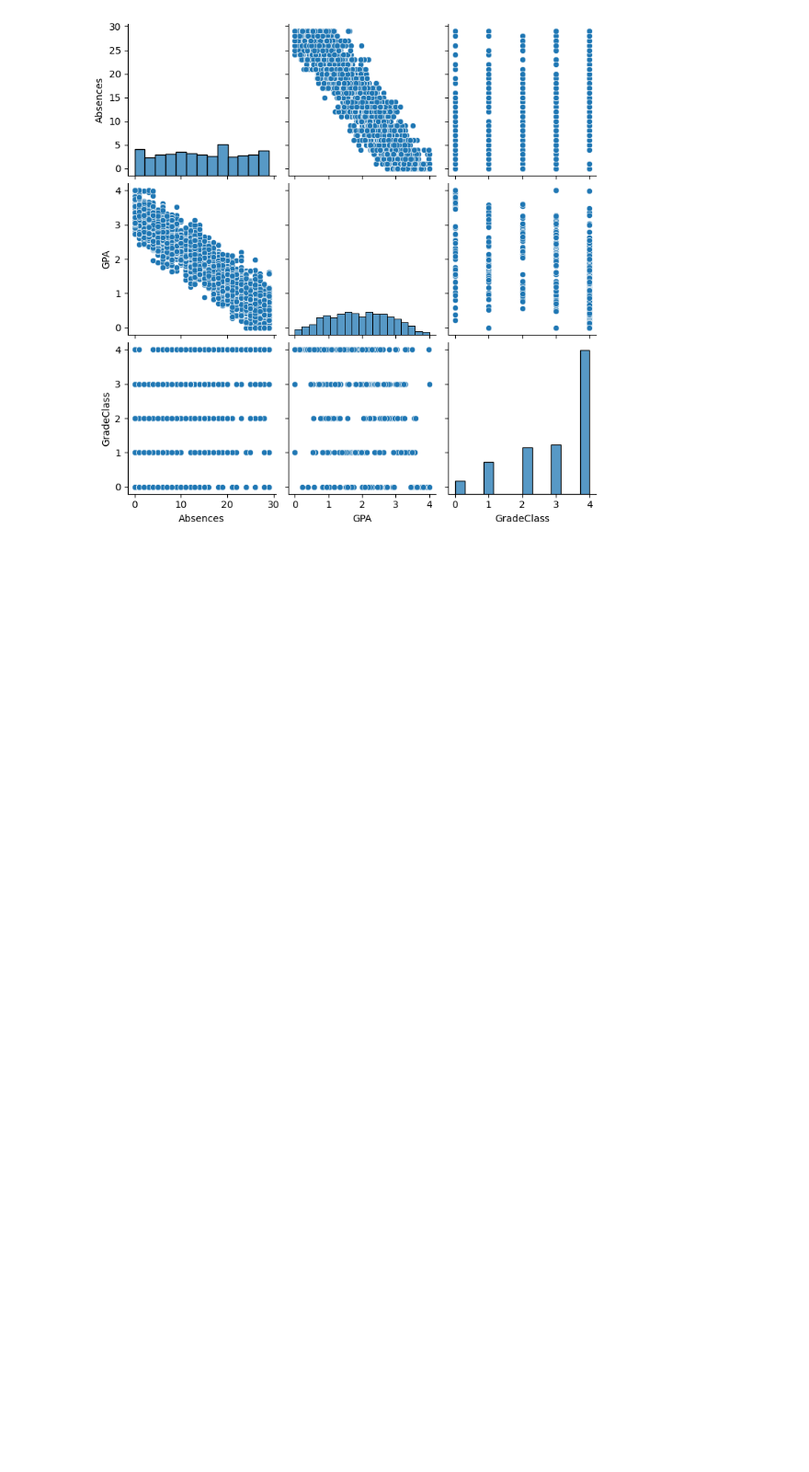
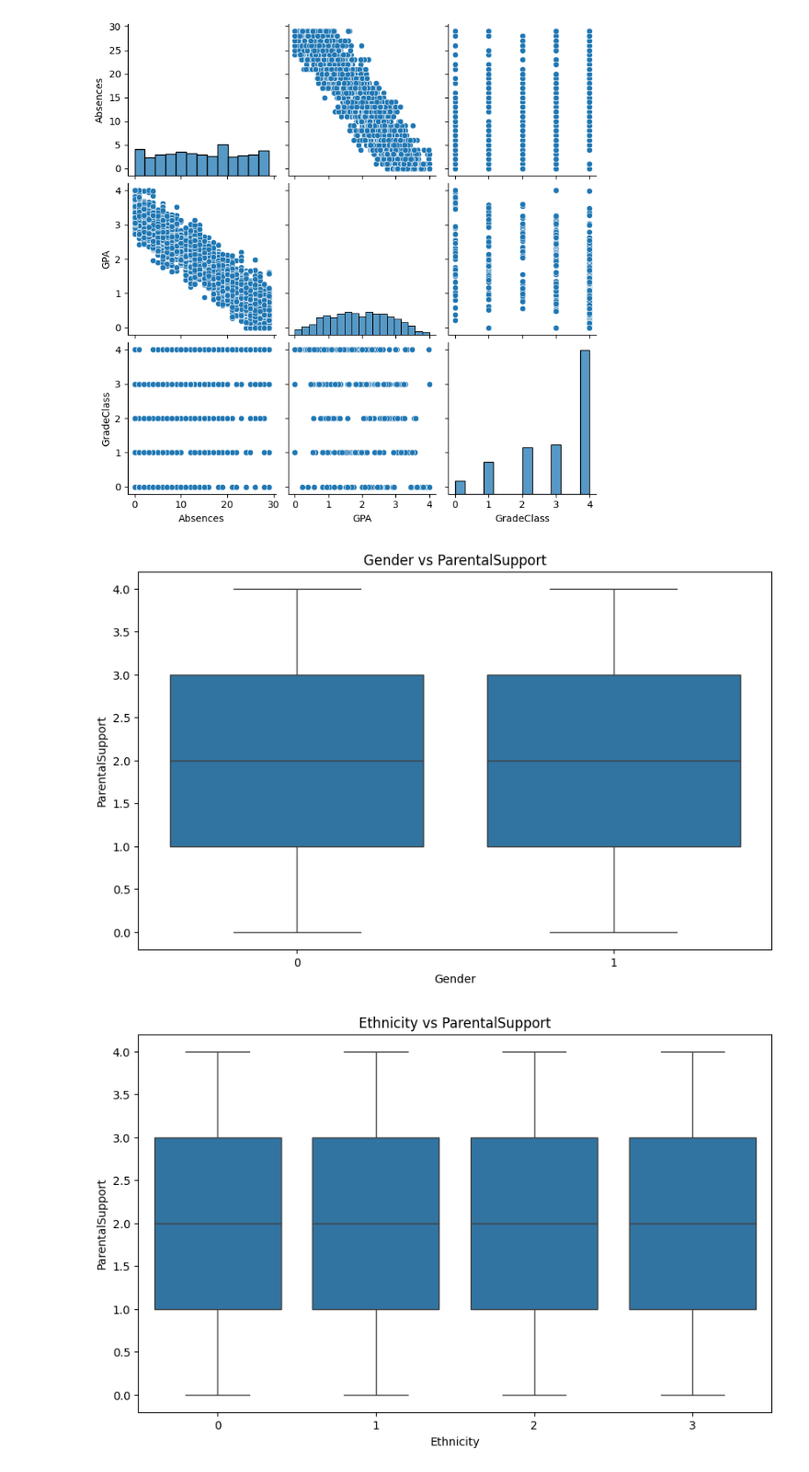
Before and after one commit to Kurt-Casteg/Proyecto-Final, a Jupyter notebook: Notebooks/01_Análisis_Exploratorio.ipynb, the cells around one changed output. Shown at 92% size. Cells and saved outputs as stored; diff of their text form; code cells hidden in the pictures; blank space fills up the shorter version.

```diff
--- a/Notebooks/01_Análisis_Exploratorio.ipynb
+++ b/Notebooks/01_Análisis_Exploratorio.ipynb
@@ -182,0 +192,11 @@ plt.show()
+# %%
+# En esta gráfica, analizaremos cierta variables frente a las cuales creo que tiene relación a las respuestas que quiero responder con el dataset
+
+for column in ['Gender', 'Ethnicity', 'ParentalEducation', 'Tutoring', 'StudyTimeWeekly', 'Extracurricular', 'Sports', 'Music', 'Volunteering']:
+    plt.figure(figsize=(10, 6))
+    sns.boxplot(data=df, x=column, y='ParentalSupport')
+    plt.title(f'{column} vs ParentalSupport')
+    plt.show()
+# %% [output]
+[figure, added]
+[figure, added]
```
Also changed, not shown: parts of 11 cells of this notebook, 1 other file.
